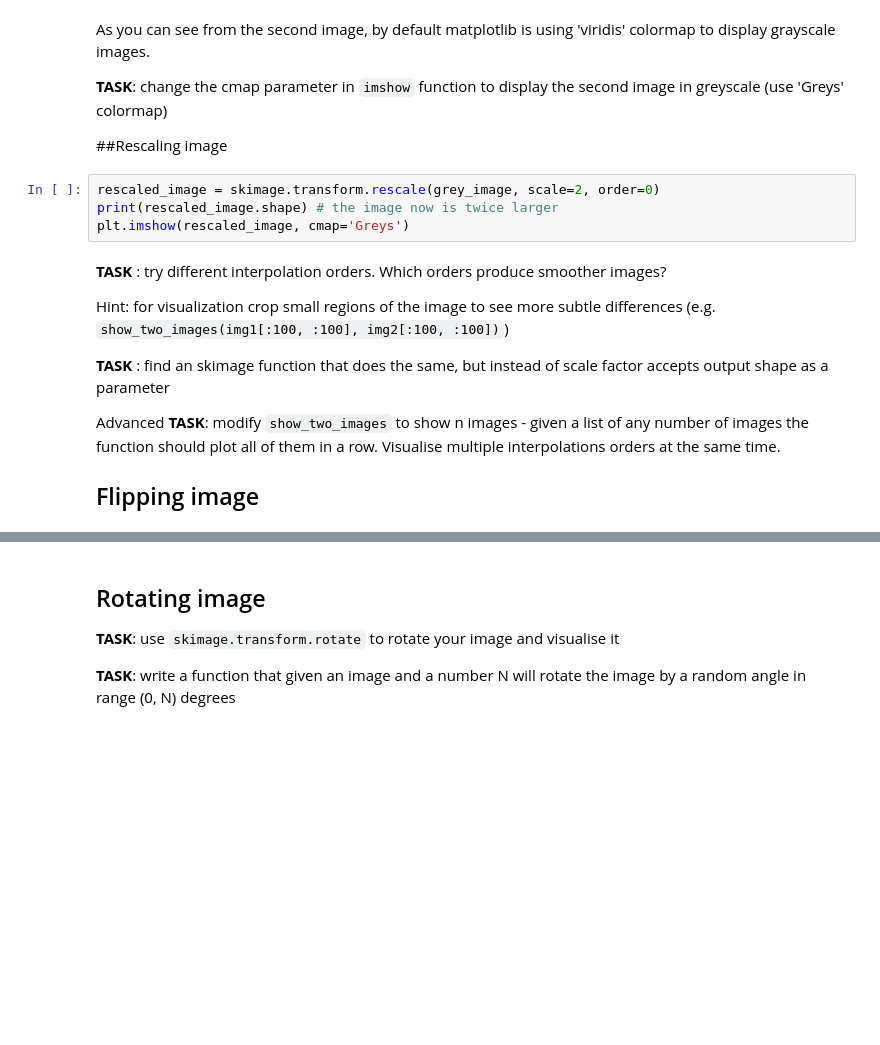
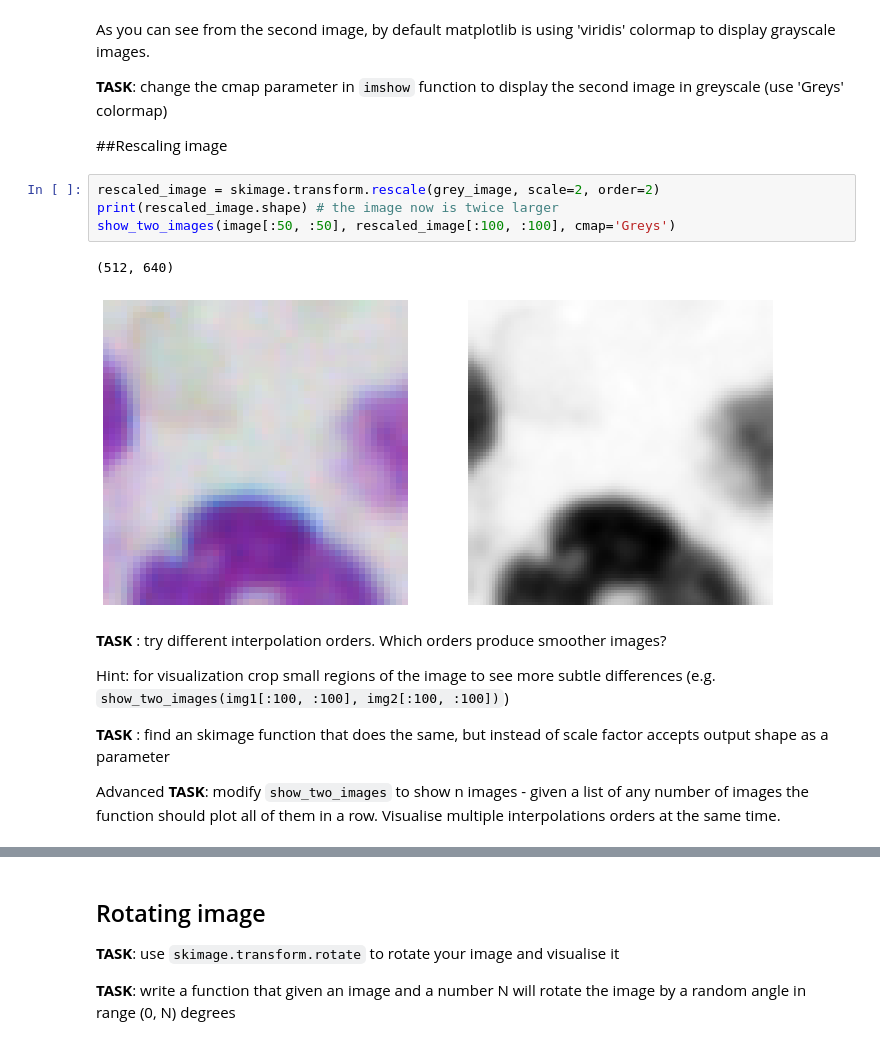
Before and after one commit to imagejan/teaching-dl-course-2020, a Jupyter notebook: Webinars/exercise1/image_manipulation.ipynb, the cells around one changed output, grey strips where cells are left out. Drawn from its saved outputs; the diff is of its cells as text; blank space fills up the shorter version.

```diff
--- a/Webinars/exercise1/image_manipulation.ipynb
+++ b/Webinars/exercise1/image_manipulation.ipynb
@@ -110,9 +167,12 @@ As you can see from the second image, by default matplotlib is using 'viridis' c
 
 ##Rescaling image
 # %%
-rescaled_image = skimage.transform.rescale(grey_image, scale=2, order=0)
+rescaled_image = skimage.transform.rescale(grey_image, scale=2, order=2)
 print(rescaled_image.shape) # the image now is twice larger
-plt.imshow(rescaled_image, cmap='Greys')
+show_two_images(image[:50, :50], rescaled_image[:100, :100], cmap='Greys')
+# %% [output]
+(512, 640)
+[figure, added]
 # %% [markdown]
 **TASK** : try different interpolation orders. Which orders produce smoother images?
 
@@ -121,5 +181,3 @@ Hint: for visualization crop small regions of the image to see more subtle diffe
 **TASK** : find an skimage function that does the same, but instead of scale factor accepts output shape as a parameter
 
 Advanced **TASK**: modify `show_two_images` to show n images - given a list of any number of images the function should plot all of them in a row. Visualise multiple interpolations orders at the same time.
-
-## Flipping image
```
Also changed, not shown: parts of 27 cells of this notebook.
